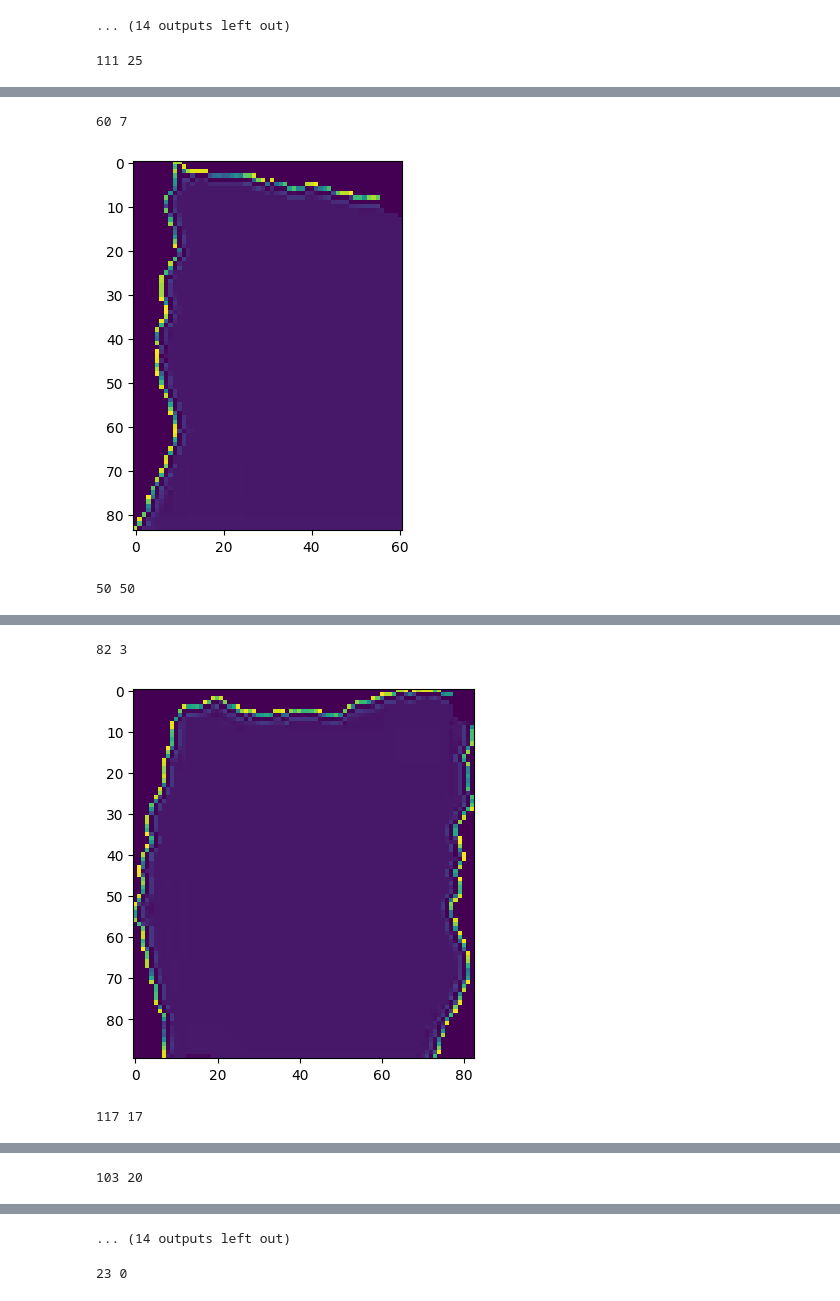
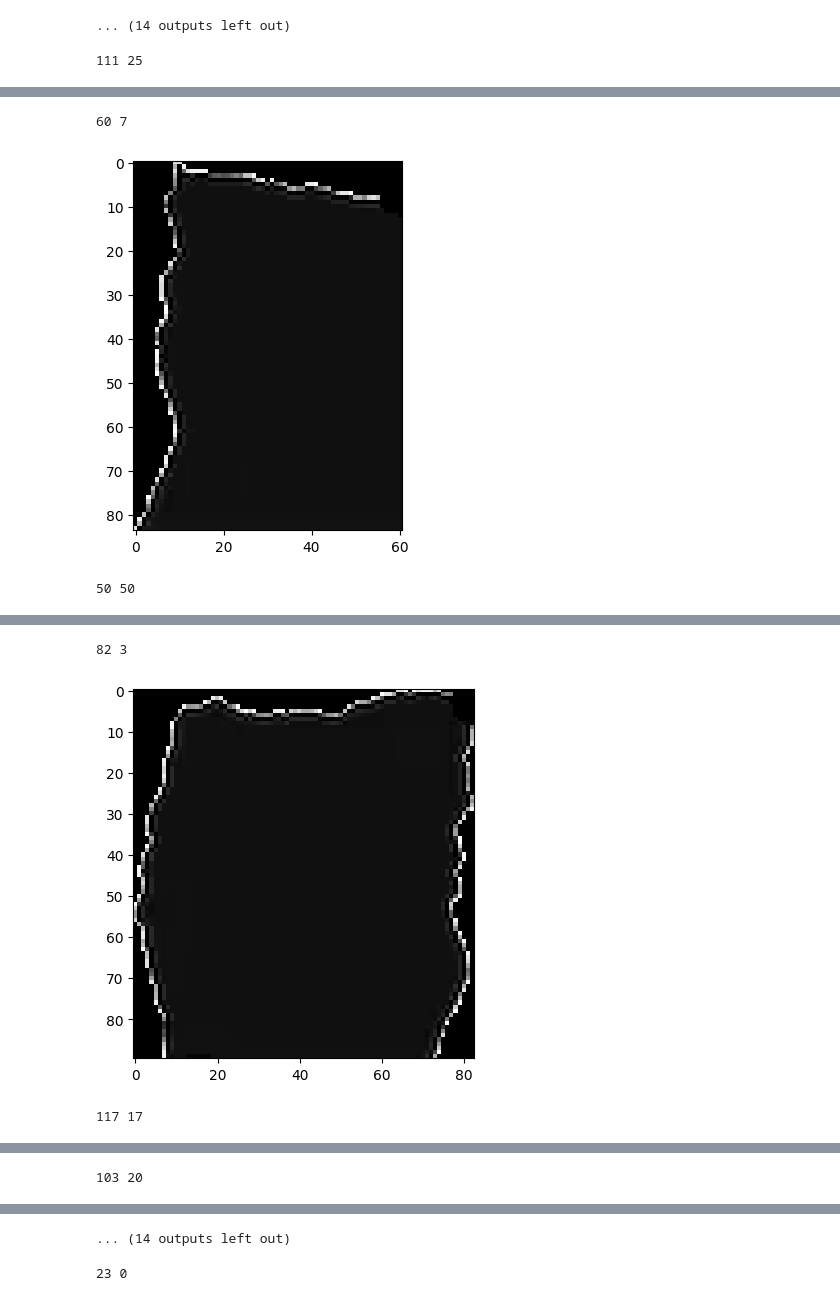
Before and after one commit to faizan09711-bit/Computer-Vision, a Jupyter notebook: Finding Contours.ipynb, the cells around one changed output, grey strips where cells are left out. Cells and saved outputs as stored; diff of their text form; code cells hidden in the pictures.

```diff
--- a/Finding Contours.ipynb
+++ b/Finding Contours.ipynb
@@ -63,0 +152,22 @@ for i, cnt in enumerate(contours):
+# %%
+for i, piece in enumerate(con):
+    gray = cv2.cvtColor(piece, cv2.COLOR_BGR2GRAY)
+    _, local_mask = cv2.threshold(gray, 1, 255, cv2.THRESH_BINARY)
+
+    local_contours, _ = cv2.findContours(local_mask, cv2.RETR_EXTERNAL, cv2.CHAIN_APPROX_NONE)
+    if not local_contours:
+        continue
+    local_cnt = local_contours[0]
+
+    edge_mask = np.zeros_like(local_mask)
+    cv2.drawContours(edge_mask, [local_cnt], -1, 255, thickness=8)
+
+    colored_background = np.zeros_like(piece)
+    colored_background[:] = [0, 0, 255]
+
+    tear_feature_roi = np.where(edge_mask[:, :, None] == 255, piece, colored_background)
+
+    plt.figure(figsize=(6, 6))
+    plt.imshow(cv2.cvtColor(tear_feature_roi, cv2.COLOR_BGR2RGB))
+    plt.title(f"Piece {i} - ROI Definition Check")
+    plt.show()
@@ -99,7 +223,7 @@ for i in con:
 
  cv2.circle(gray_padded,(x1,y1), 5,(0,0,255),-1)
 
- plt.imshow(gray_padded)
+ plt.imshow(gray_padded, cmap='gray')
  plt.show()
 # %% [output]
 111 25
@@ -107,3 +231,3 @@ for i in con:
 60 7
-[figure, old version]
+[figure, new version]
 50 50
@@ -111,3 +235,3 @@ for i in con:
 82 3
-[figure, old version]
+[figure, new version]
 117 17
```
Also changed, not shown: parts of 8 cells of this notebook.
